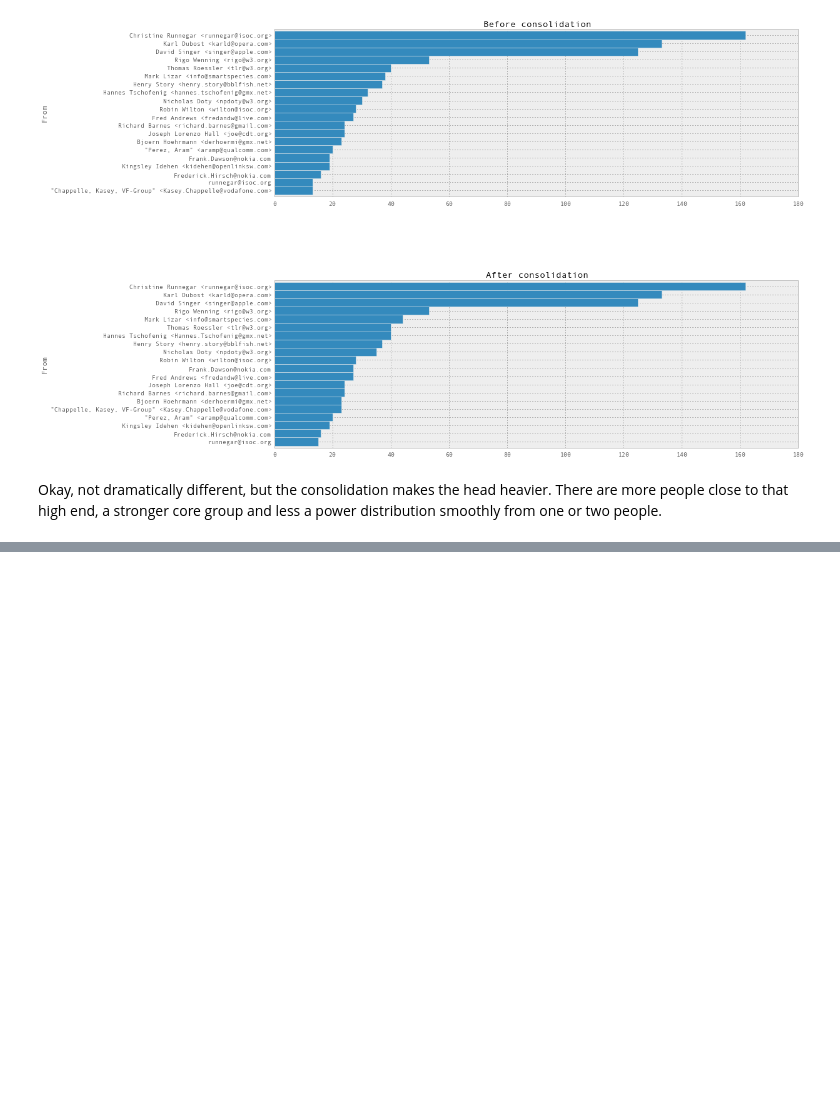
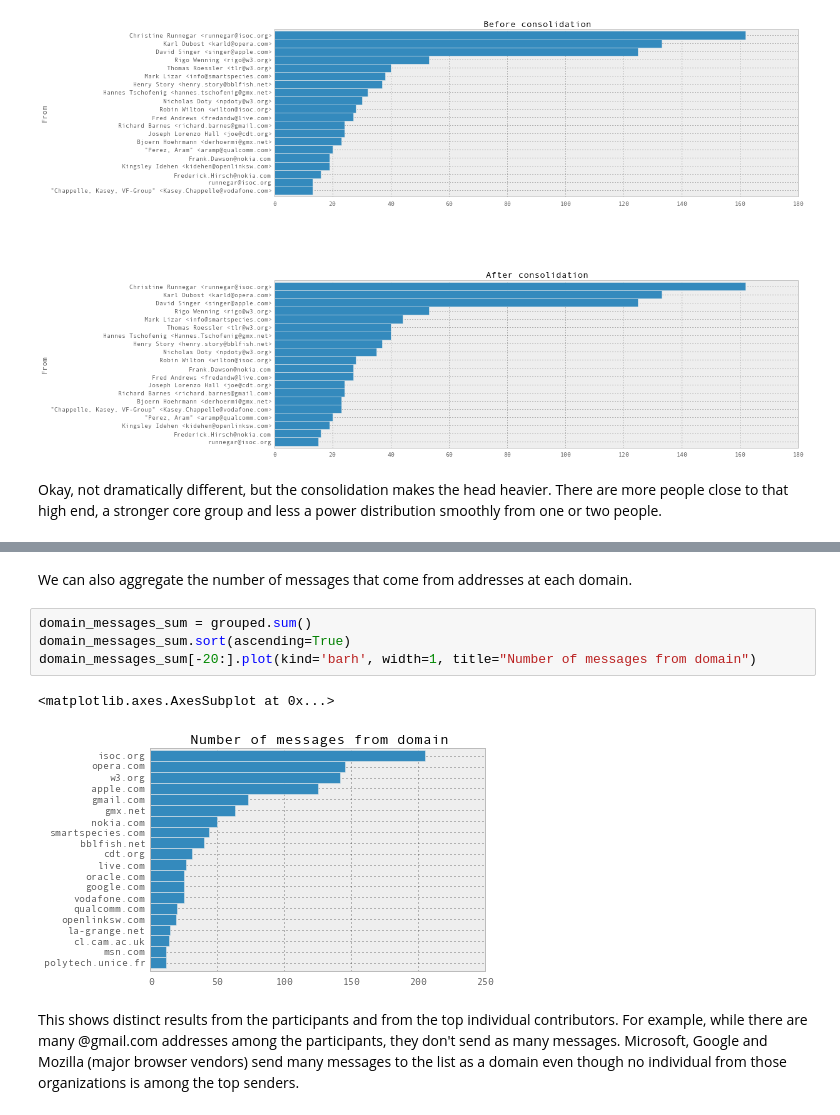
Before and after one commit to datactive/bigbang, a Jupyter notebook: examples/Analyze Senders.ipynb, the cells around one changed output, grey strips where cells are left out. Drawn from its saved outputs; the diff is of its cells as text; blank space fills up the shorter version.

```diff
--- a/examples/Analyze Senders.ipynb
+++ b/examples/Analyze Senders.ipynb
@@ -125,0 +140,11 @@ We could also use sender email addresses as a naive inference for affiliation, e
+# %% [markdown]
+We can also aggregate the number of messages that come from addresses at each domain.
+# %%
+domain_messages_sum = grouped.sum()
+domain_messages_sum.sort(ascending=True)
+domain_messages_sum[-20:].plot(kind='barh', width=1, title="Number of messages from domain")
+# %% [output]
+<matplotlib.axes.AxesSubplot at 0x...>
+[figure, added]
+# %% [markdown]
+This shows distinct results from the participants and from the top individual contributors. For example, while there are many @gmail.com addresses among the participants, they don't send as many messages. Microsoft, Google and Mozilla (major browser vendors) send many messages to the list as a domain even though no individual from those organizations is among the top senders.
```
Also changed, not shown: parts of 5 cells of this notebook, 1 other file.
